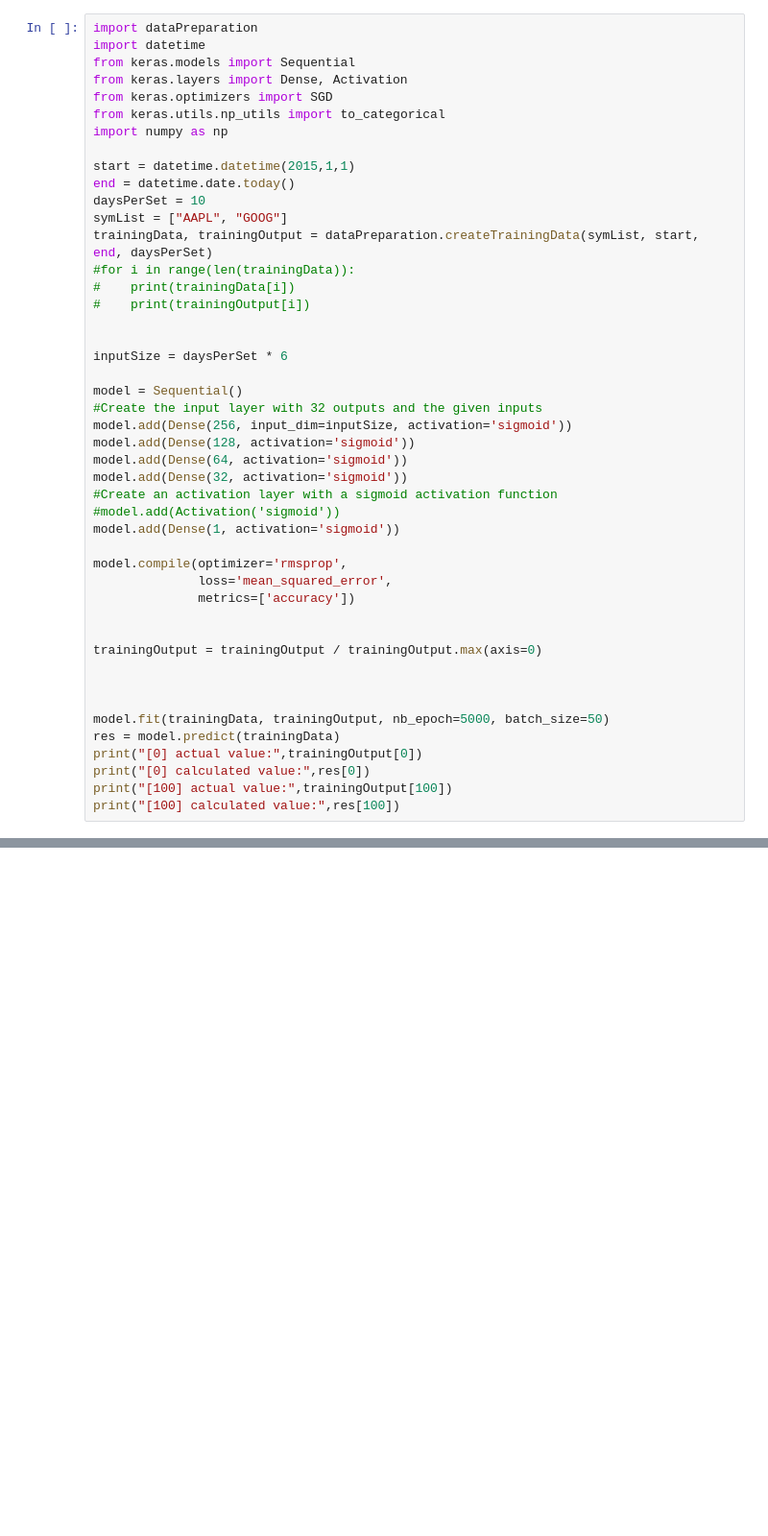
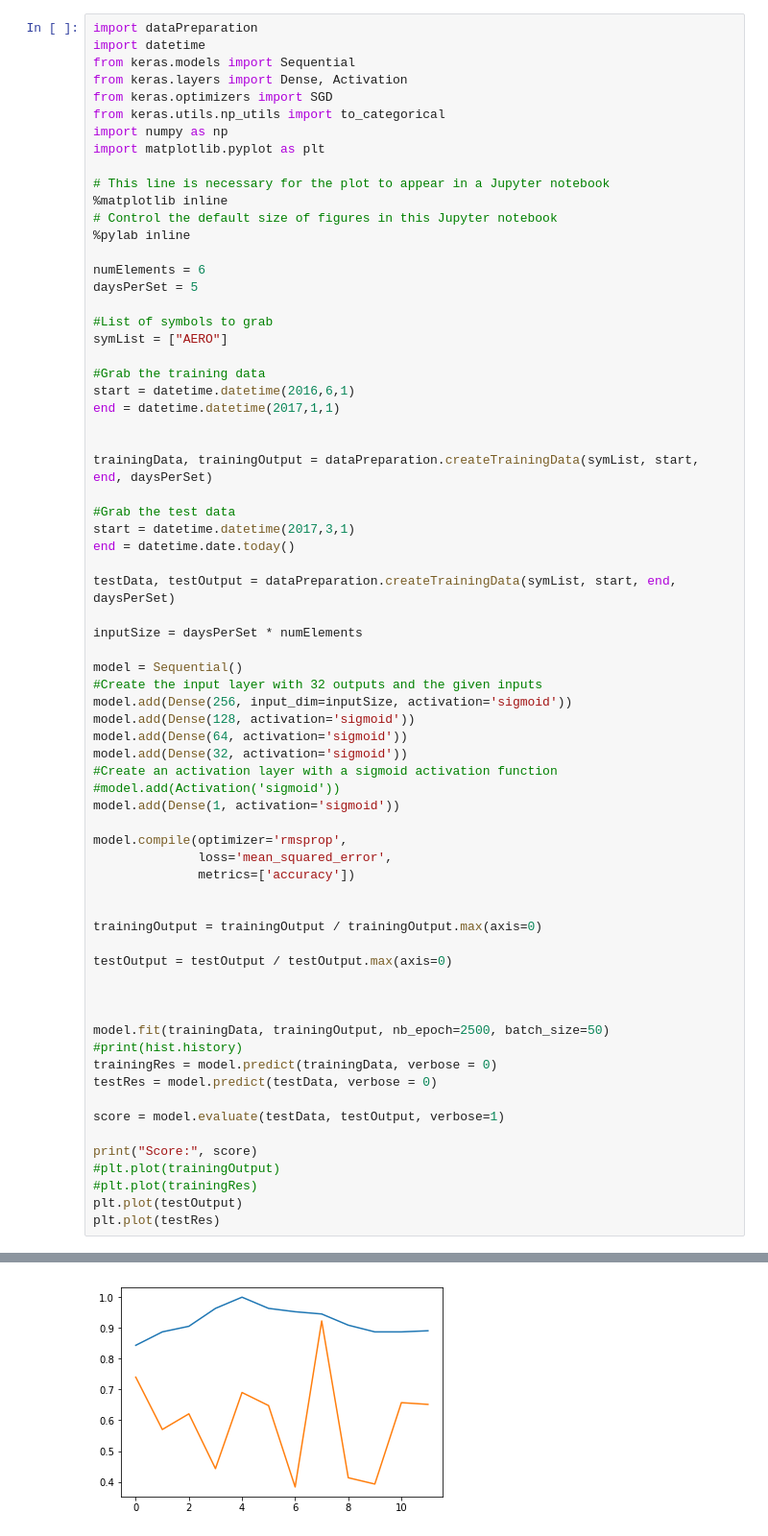
Before and after one commit to arpolanco/CelebrationOfScholarship-ANN-, a Jupyter notebook: March18th/StockPrediction.ipynb, the cells around one changed output, grey strips where cells are left out. Shown: that part at 96% size. Cells and saved outputs as stored; diff of their text form; blank space fills up the shorter version.

Commit message:
Starting to match, but overfitting is a huge problem.

```diff
--- a/March18th/StockPrediction.ipynb
+++ b/March18th/StockPrediction.ipynb
@@ -6,18 +6,33 @@ from keras.layers import Dense, Activation
 from keras.optimizers import SGD
 from keras.utils.np_utils import to_categorical
 import numpy as np
+import matplotlib.pyplot as plt
 
-start = datetime.datetime(2015,1,1)
-end = datetime.date.today()
-daysPerSet = 10
-symList = ["AAPL", "GOOG"]
-trainingData, trainingOutput = dataPreparation.createTrainingData(symList, start, end, daysPerSet)
-#for i in range(len(trainingData)):
-#    print(trainingData[i])
-#    print(trainingOutput[i])
+# This line is necessary for the plot to appear in a Jupyter notebook
+%matplotlib inline
+# Control the default size of figures in this Jupyter notebook
+%pylab inline
+
+numElements = 6
+daysPerSet = 5
+
+#List of symbols to grab
+symList = ["AERO"]
+
+#Grab the training data
+start = datetime.datetime(2016,6,1)
+end = datetime.datetime(2017,1,1)
 
 
-inputSize = daysPerSet * 6
+trainingData, trainingOutput = dataPreparation.createTrainingData(symList, start, end, daysPerSet)
+
+#Grab the test data
+start = datetime.datetime(2017,3,1)
+end = datetime.date.today()
+
+testData, testOutput = dataPreparation.createTrainingData(symList, start, end, daysPerSet)
+
+inputSize = daysPerSet * numElements
 
 model = Sequential()
 #Create the input layer with 32 outputs and the given inputs
@@ -36,12 +51,20 @@ model.compile(optimizer='rmsprop',
 
 trainingOutput = trainingOutput / trainingOutput.max(axis=0)
 
+testOutput = testOutput / testOutput.max(axis=0)
 
 
-model.fit(trainingData, trainingOutput, nb_epoch=5000, batch_size=50)
-res = model.predict(trainingData)
-print("[0] actual value:",trainingOutput[0])
-print("[0] calculated value:",res[0])
-print("[100] actual value:",trainingOutput[100])
-print("[100] calculated value:",res[100])
+
+model.fit(trainingData, trainingOutput, nb_epoch=2500, batch_size=50)
+#print(hist.history)
+trainingRes = model.predict(trainingData, verbose = 0)
+testRes = model.predict(testData, verbose = 0)
+
+score = model.evaluate(testData, testOutput, verbose=1)
+
+print("Score:", score)
+#plt.plot(trainingOutput)
+#plt.plot(trainingRes)
+plt.plot(testOutput)
+plt.plot(testRes)
 # %% [output]
@@ -64,0 +89 @@ Epoch 2107/5000
+[figure, added]
```
Also changed, not shown: parts of 1 cell of this notebook, 1 other file.
